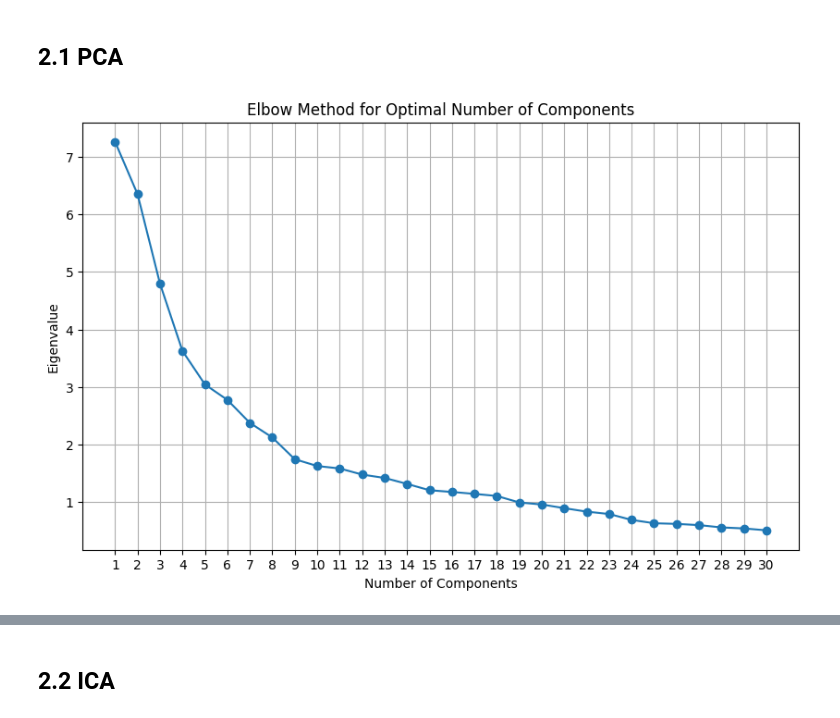
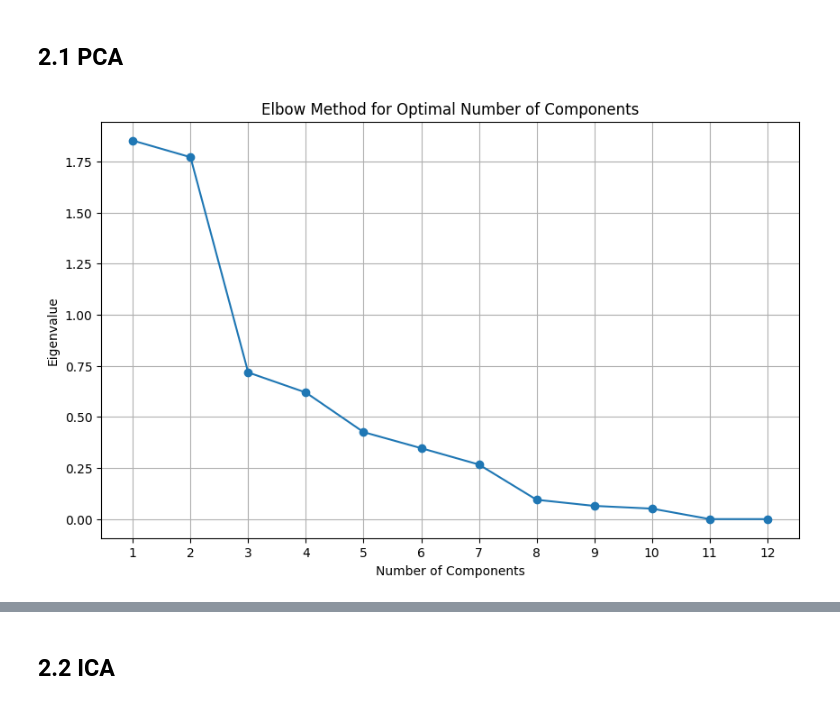
Before and after one commit to RomainFrog/CS7641-A3, a Jupyter notebook: titanic_clustering.ipynb, the cells around one changed output, grey strips where cells are left out. Cells and saved outputs as stored; diff of their text form; code cells hidden in the pictures.

```diff
--- a/titanic_clustering.ipynb
+++ b/titanic_clustering.ipynb
@@ -189,25 +189,25 @@ plt.show()
 # %%
 from sklearn.decomposition import PCA
 
 # Initialize PCA
-pca = PCA(n_components=30, random_state=RANDOM_SEED)
+pca = PCA(n_components=12, random_state=RANDOM_SEED)
 
 # Fit PCA on the scaled training data
-pca.fit(X_train_scaled)
+pca.fit(X_scaled)
 
 # Get eigenvalues
 eigenvalues = pca.explained_variance_
 
 plt.figure(figsize=(10, 6))
 # Plot eigenvalues to visualize the explained variance
 plt.plot(range(1, len(eigenvalues)+1), eigenvalues, marker='o', linestyle='-')
 plt.xlabel('Number of Components')
 plt.ylabel('Eigenvalue')
 plt.title('Elbow Method for Optimal Number of Components')
 # Add a gridd to the plot
 plt.grid()
 # x axis ticks to be integers
 plt.xticks(range(1, len(eigenvalues)+1))
 plt.show()
 # %% [output]
-[figure, old version]
+[figure, new version]
```
Also changed, not shown: parts of 7 cells of this notebook, 4 other files.
